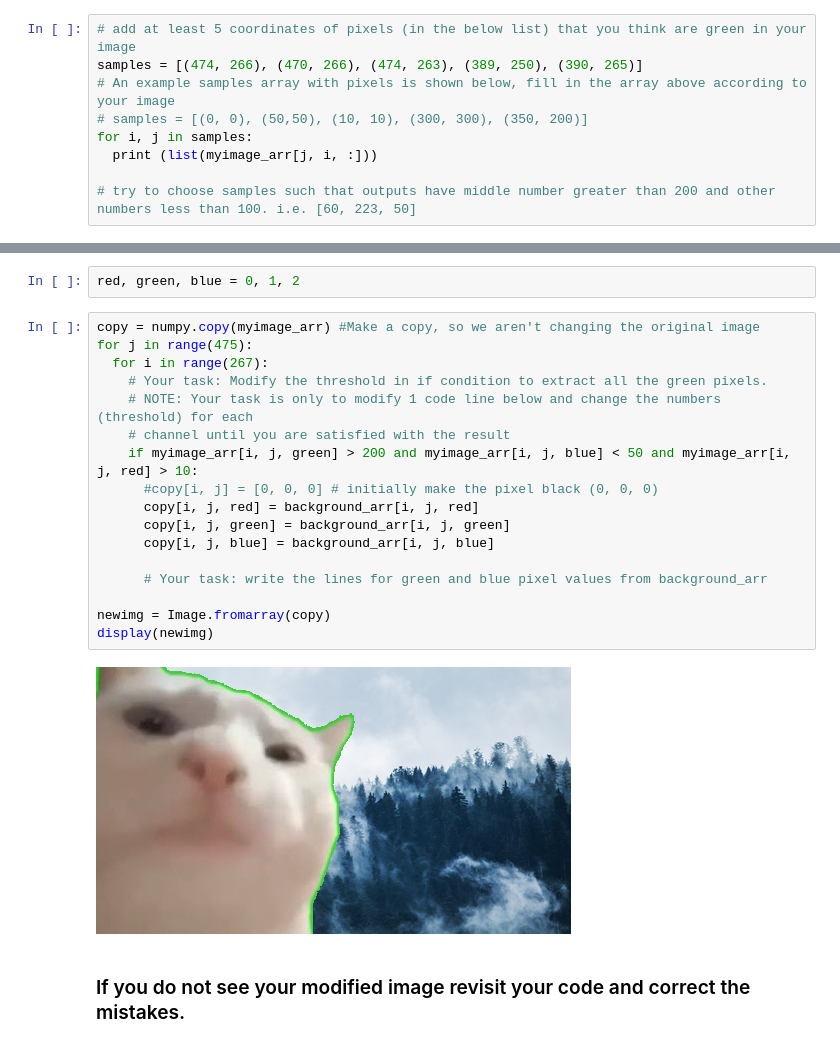
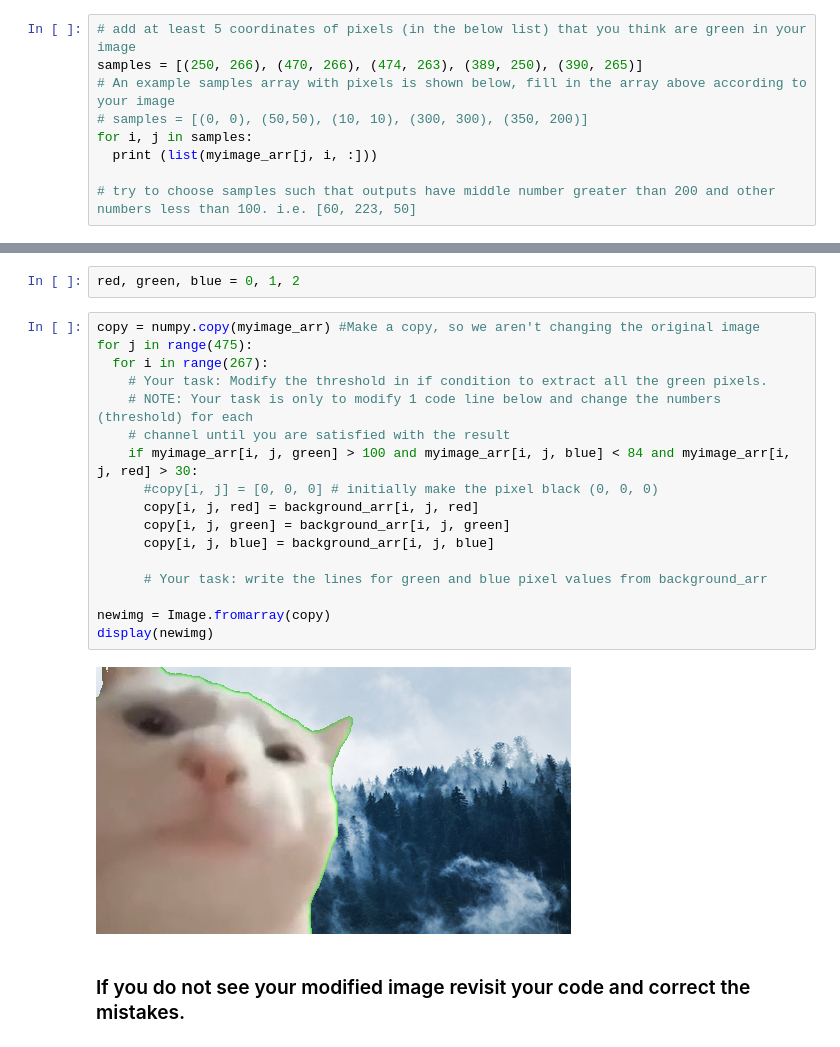
Before and after one commit to Uni-High-Fall-21-Computer-Programming/chromakey-sallym4, a Jupyter notebook: chromakey.ipynb, the cells around one changed output, grey strips where cells are left out. Saved outputs shown, nothing was run; the diff lists cells and outputs as text.

```diff
--- a/chromakey.ipynb
+++ b/chromakey.ipynb
@@ -121,7 +121,7 @@ samples = [(x,y), (a,b), (c, d), (e, f), (g, h)]
 Note that the letters here are placeholders - in your code, each letter needs to be a number representing the pixel's location.
 # %%
 # add at least 5 coordinates of pixels (in the below list) that you think are green in your image
-samples = [(474, 266), (470, 266), (474, 263), (389, 250), (390, 265)]
+samples = [(250, 266), (470, 266), (474, 263), (389, 250), (390, 265)]
 # An example samples array with pixels is shown below, fill in the array above according to your image
 # samples = [(0, 0), (50,50), (10, 10), (300, 300), (350, 200)]
 for i, j in samples:
@@ -155,22 +155,22 @@ red, green, blue = 0, 1, 2
 # %%
 copy = numpy.copy(myimage_arr) #Make a copy, so we aren't changing the original image
 for j in range(475):
   for i in range(267):
     # Your task: Modify the threshold in if condition to extract all the green pixels.
     # NOTE: Your task is only to modify 1 code line below and change the numbers (threshold) for each
     # channel until you are satisfied with the result
-    if myimage_arr[i, j, green] > 200 and myimage_arr[i, j, blue] < 50 and myimage_arr[i, j, red] > 10:
+    if myimage_arr[i, j, green] > 100 and myimage_arr[i, j, blue] < 84 and myimage_arr[i, j, red] > 30:
       #copy[i, j] = [0, 0, 0] # initially make the pixel black (0, 0, 0)
       copy[i, j, red] = background_arr[i, j, red]
       copy[i, j, green] = background_arr[i, j, green]
       copy[i, j, blue] = background_arr[i, j, blue]
 
       # Your task: write the lines for green and blue pixel values from background_arr
 
 newimg = Image.fromarray(copy)
 display(newimg)
 # %% [output]
-[figure, old version]
+[figure, new version]
 # %% [markdown]
 ### If you do not see your modified image revisit your code and correct the mistakes.
 # %% [markdown]
```
